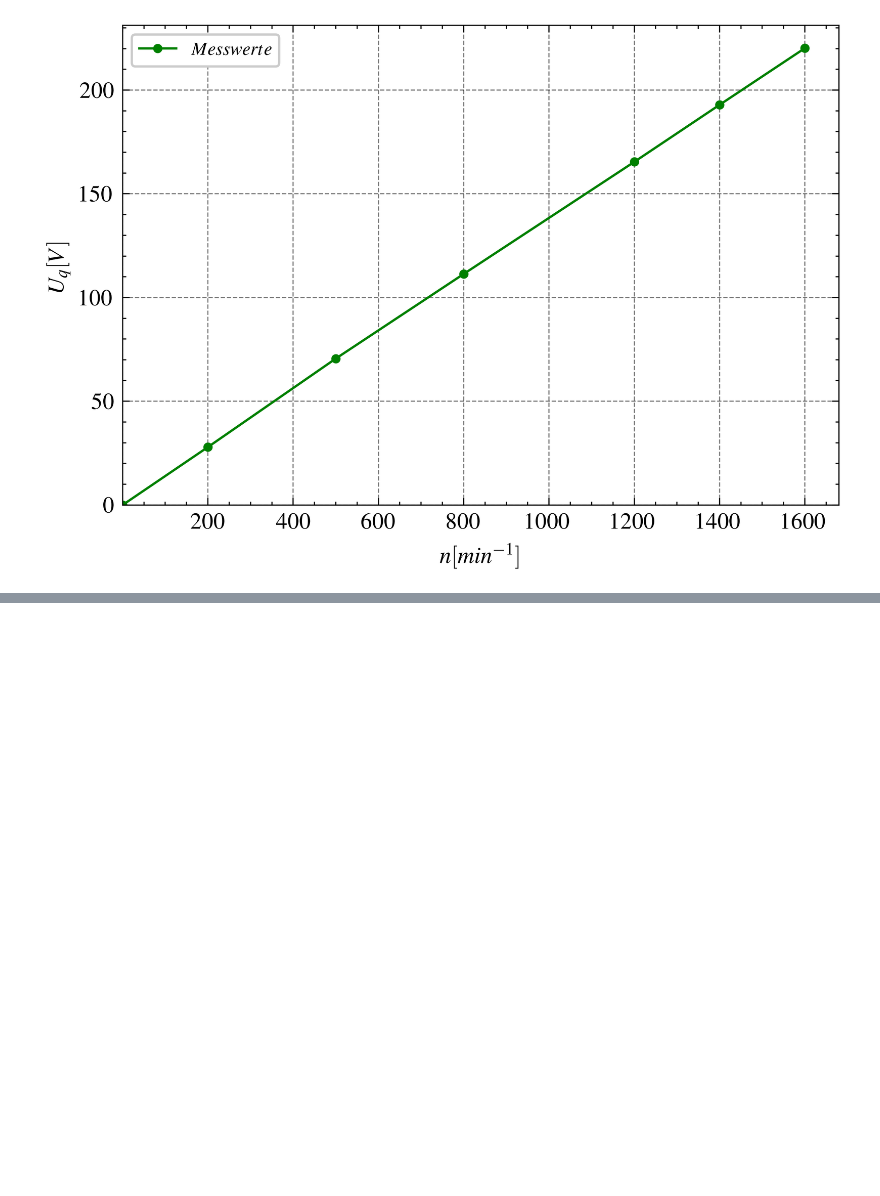
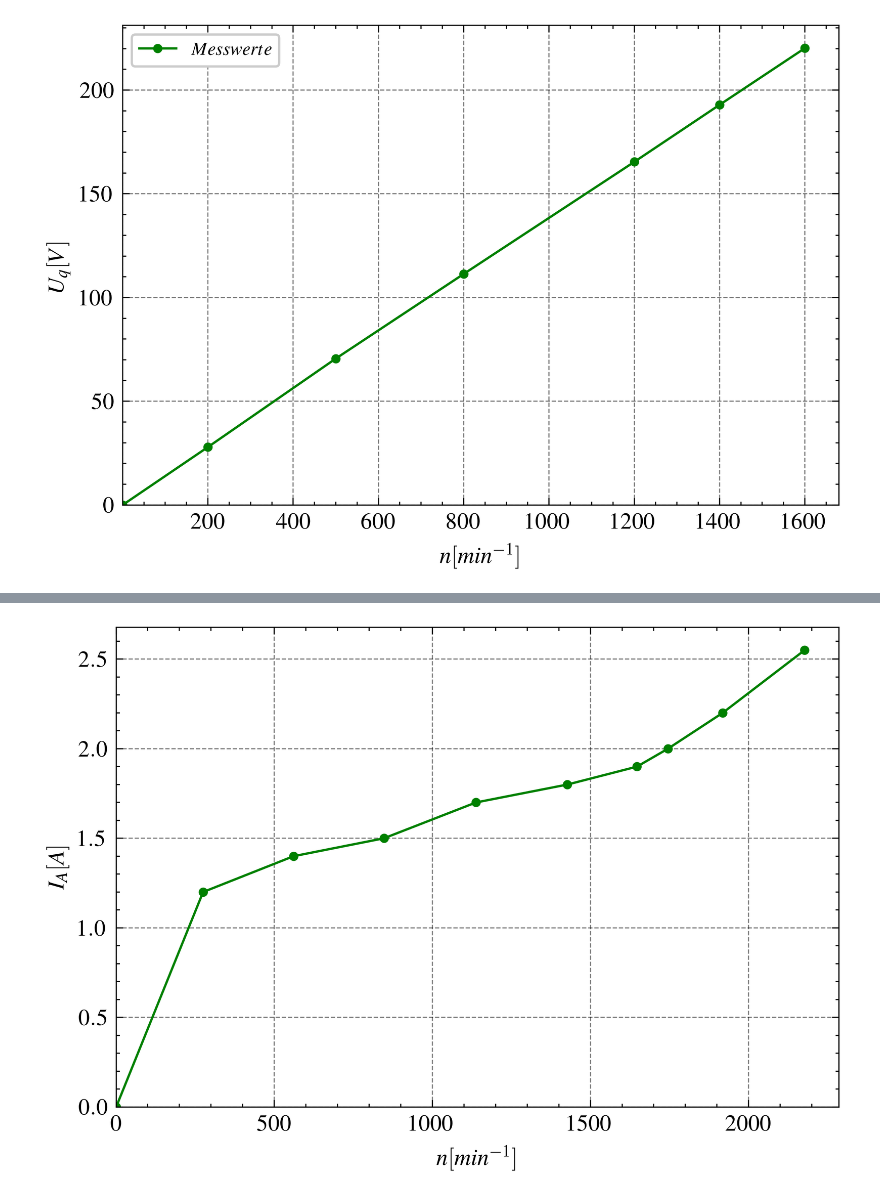
Before and after one commit to ayham291/PEM, a Jupyter notebook: GM/GM_Calculations.ipynb, the cells around one changed output, grey strips where cells are left out. Drawn from its saved outputs; the diff is of its cells as text; code cells hidden in the pictures; blank space fills up the shorter version.

Commit message:
feat(GM): add 5.2 Drehzahlverstellung

```diff
--- a/GM/GM_Calculations.ipynb
+++ b/GM/GM_Calculations.ipynb
@@ -116,0 +178,11 @@ plt.tight_layout()
+# %%
+fig, ax = plt.subplots(figsize=(5, 3.5))
+ax.plot(n, I_A, "g.-")
+ax.set_xlabel("$n[min^{-1}]$")
+ax.set_ylabel("$I_A[A]$")
+ax.set_ylim(bottom=0)
+ax.set_xlim(left=0)
+plt.tight_layout()
+# plt.savefig("plots/Drehzahlverstellung.png", dpi=300)
+# %% [output]
+[figure, added]
```
Also changed, not shown: parts of 3 cells of this notebook, 4 other files.
